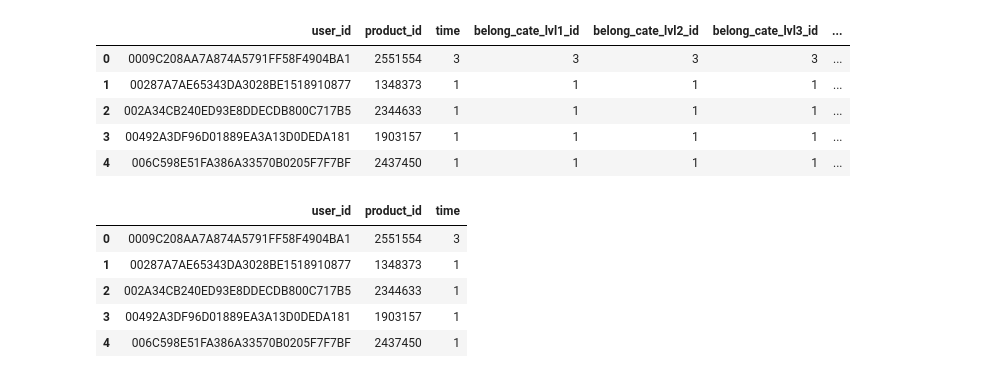
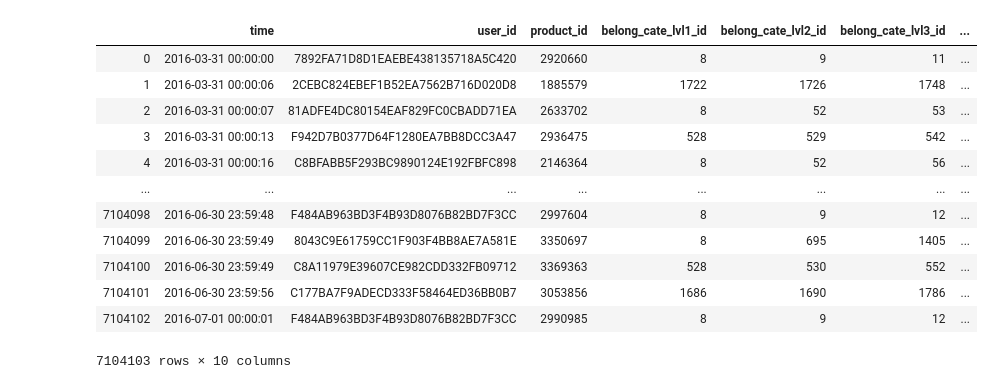
Before and after one commit to trhgnhat/DevC_Sendo, a Jupyter notebook: Paper_implementation.ipynb, the cells around one changed output. Saved outputs shown, nothing was run; the diff lists cells and outputs as text; code cells hidden in the pictures.

```diff
--- a/Paper_implementation.ipynb
+++ b/Paper_implementation.ipynb
@@ -20,10 +13,0 @@ raw_data.head()
-# %%
-raw_data = raw_data.groupby(["user_id","product_id"]).count().reset_index()
-raw_data.head()
-# %% [output]
-|  | user_id | product_id | time | belong_cate_lvl1_id | belong_cate_lvl2_id | belong_cate_lvl3_id | ... |
-| 0 | 0009C208AA7A874A5791FF58F4904BA1 | 2551554 | 3 | 3 | 3 | 3 | ... |
-| 1 | 00287A7AE65343DA3028BE1518910877 | 1348373 | 1 | 1 | 1 | 1 | ... |
-| 2 | 002A34CB240ED93E8DDECDB800C717B5 | 2344633 | 1 | 1 | 1 | 1 | ... |
-| 3 | 00492A3DF96D01889EA3A13D0DEDA181 | 1903157 | 1 | 1 | 1 | 1 | ... |
-| 4 | 006C598E51FA386A33570B0205F7F7BF | 2437450 | 1 | 1 | 1 | 1 | ... |
@@ -30,9 +21,18 @@ raw_data.head()
+# %%
+raw_data = pd.concat([pd.read_csv(f, encoding="utf-8") for f in glob.glob('./data/*.csv')], ignore_index = True)
 # %%
-raw_data.head()
+raw_data
 # %% [output]
-|  | user_id | product_id | time |
-| 0 | 0009C208AA7A874A5791FF58F4904BA1 | 2551554 | 3 |
-| 1 | 00287A7AE65343DA3028BE1518910877 | 1348373 | 1 |
-| 2 | 002A34CB240ED93E8DDECDB800C717B5 | 2344633 | 1 |
-| 3 | 00492A3DF96D01889EA3A13D0DEDA181 | 1903157 | 1 |
-| 4 | 006C598E51FA386A33570B0205F7F7BF | 2437450 | 1 |
+|  | time | user_id | product_id | belong_cate_lvl1_id | belong_cate_lvl2_id | belong_cate_lvl3_id | ... |
+| 0 | 2016-03-31 00:00:00 | 7892FA71D8D1EAEBE438135718A5C420 | 2920660 | 8 | 9 | 11 | ... |
+| 1 | 2016-03-31 00:00:06 | 2CEBC824EBEF1B52EA7562B716D020D8 | 1885579 | 1722 | 1726 | 1748 | ... |
+| 2 | 2016-03-31 00:00:07 | 81ADFE4DC80154EAF829FC0CBADD71EA | 2633702 | 8 | 52 | 53 | ... |
+| 3 | 2016-03-31 00:00:13 | F942D7B0377D64F1280EA7BB8DCC3A47 | 2936475 | 528 | 529 | 542 | ... |
+| 4 | 2016-03-31 00:00:16 | C8BFABB5F293BC9890124E192FBFC898 | 2146364 | 8 | 52 | 56 | ... |
+| ... | ... | ... | ... | ... | ... | ... | ... |
+| 7104098 | 2016-06-30 23:59:48 | F484AB963BD3F4B93D8076B82BD7F3CC | 2997604 | 8 | 9 | 12 | ... |
+| 7104099 | 2016-06-30 23:59:49 | 8043C9E61759CC1F903F4BB8AE7A581E | 3350697 | 8 | 695 | 1405 | ... |
+| 7104100 | 2016-06-30 23:59:49 | C8A11979E39607CE982CDD332FB09712 | 3369363 | 528 | 530 | 552 | ... |
+| 7104101 | 2016-06-30 23:59:56 | C177BA7F9ADECD333F58464ED36BB0B7 | 3053856 | 1686 | 1690 | 1786 | ... |
+| 7104102 | 2016-07-01 00:00:01 | F484AB963BD3F4B93D8076B82BD7F3CC | 2990985 | 8 | 9 | 12 | ... |
+7104103 rows × 10 columns
```
Also changed, not shown: parts of 79 cells of this notebook, 5 other files.
